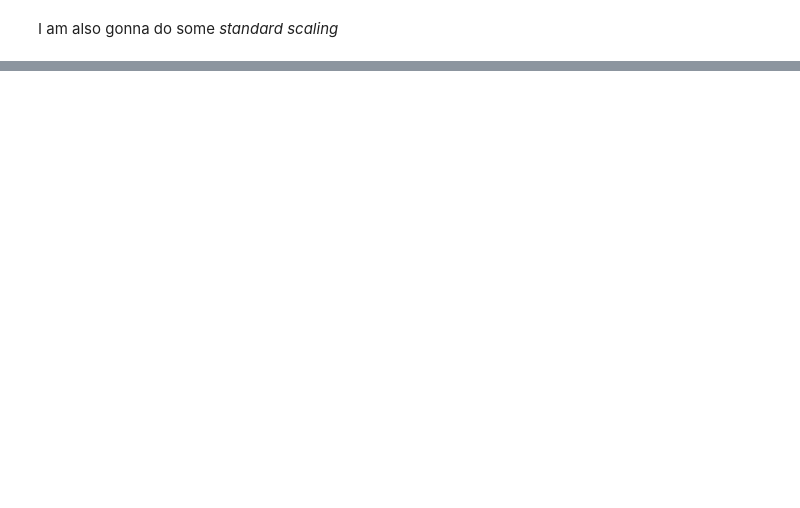
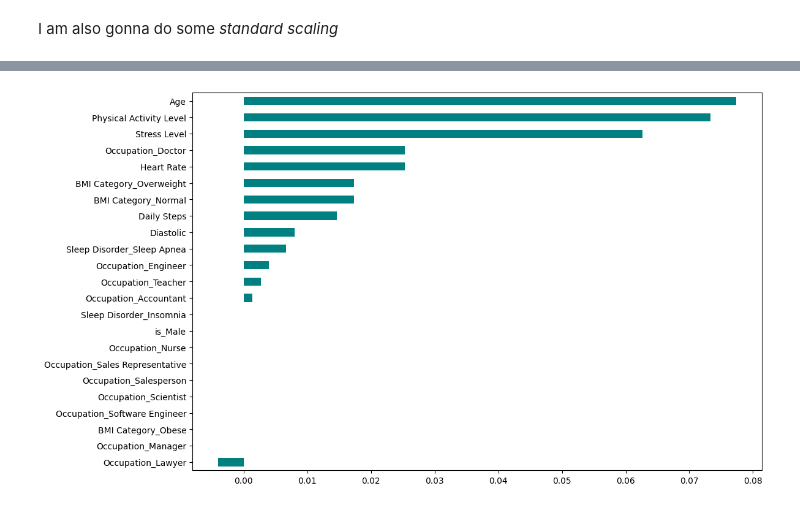
Before and after one commit to Doug-Vo/ML-Self-Project, a Jupyter notebook: Spring_2026/Sleep.ipynb, the cells around one changed output, grey strips where cells are left out. Drawn from its saved outputs; the diff is of its cells as text; code cells hidden in the pictures; blank space fills up the shorter version.

```diff
--- a/Spring_2026/Sleep.ipynb
+++ b/Spring_2026/Sleep.ipynb
@@ -330,0 +357,14 @@ df.head(1)
+# %%
+from sklearn.ensemble import RandomForestClassifier
+from sklearn.linear_model import LogisticRegression
+
+
+forest_model = RandomForestClassifier(random_state= 8, n_estimators= 100)
+forest_model.fit(X_train_scaled, y_train)
+
+base_model = LogisticRegression(multi_class="multinomial", random_state= 8, max_iter= 1000)
+base_model.fit(X_train_scaled, y_train)
+
+
+forest_y = forest_model.predict(X_test_scaled)
+base_y = base_model.predict(X_test_scaled)
@@ -330,0 +422,19 @@ df.head(1)
+# %%
+from sklearn.inspection import permutation_importance
+
+
+X_test_scaled_df = pd.DataFrame(X_test_scaled, columns= X_train.columns)
+
+result = permutation_importance(forest_model, X_test_scaled_df, y_test, n_repeats = 10
+                                , random_state= 8)
+
+features_name = df.drop(columns= cols_to_drop, axis= 1).columns
+
+perm_import = pd.Series(result.importances_mean, index =features_name).sort_values(ascending=True)
+# %%
+plt.figure(figsize= (12, 8))
+perm_import.plot(kind='barh', color = 'teal')
+
+plt.show()
+# %% [output]
+[figure, added]
```
Also changed, not shown: parts of 14 cells of this notebook.
